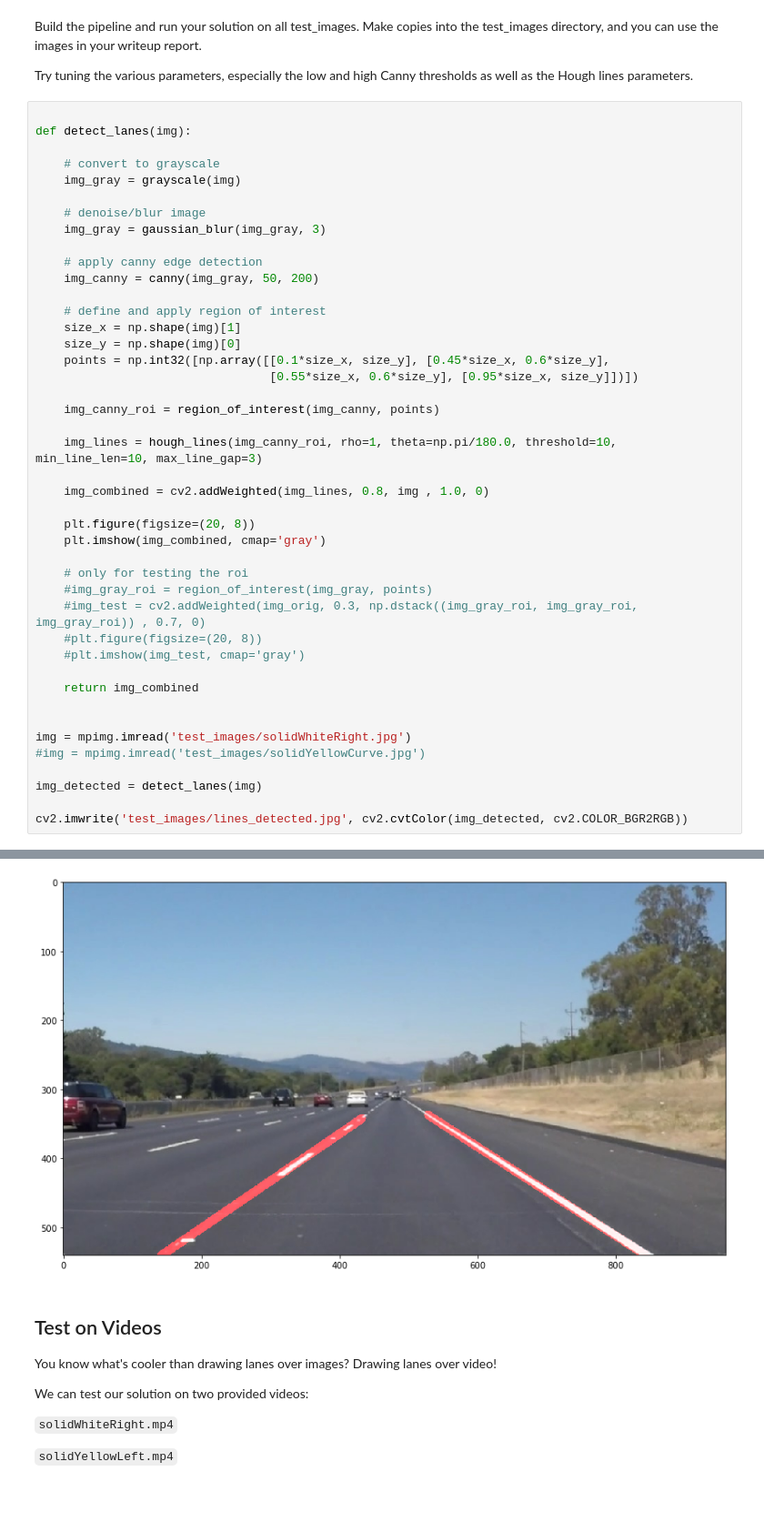
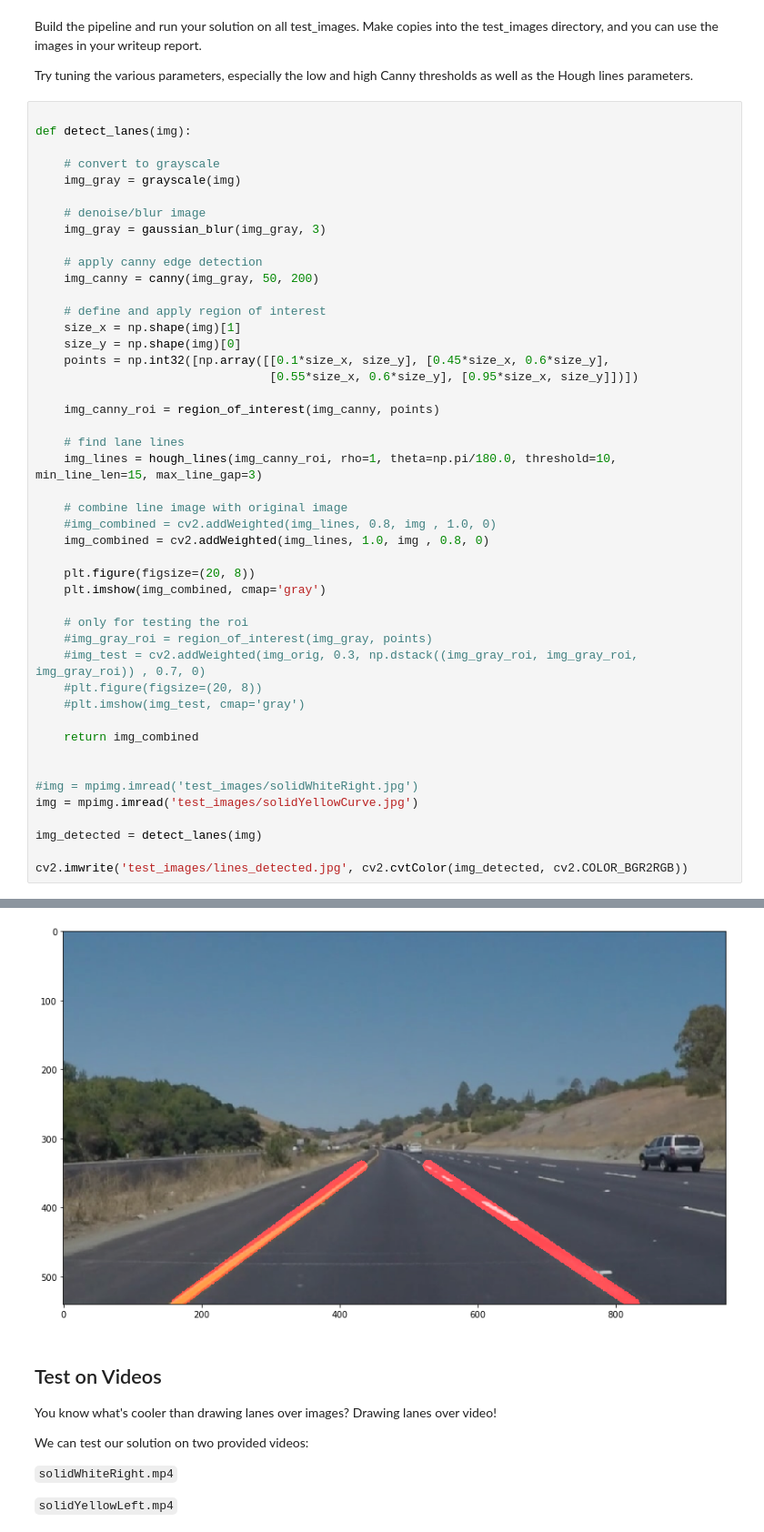
Before and after one commit to Corni33/CarND_P1_LaneLines, a Jupyter notebook: P1.ipynb, the cells around one changed output, grey strips where cells are left out. Shown: that part at 91% size. Cells and saved outputs as stored; diff of their text form; blank space fills up the shorter version.

```diff
--- a/P1.ipynb
+++ b/P1.ipynb
@@ -264,38 +293,41 @@ def detect_lanes(img):
     img_canny = canny(img_gray, 50, 200)
 
     # define and apply region of interest
     size_x = np.shape(img)[1]
     size_y = np.shape(img)[0]
     points = np.int32([np.array([[0.1*size_x, size_y], [0.45*size_x, 0.6*size_y],
                                  [0.55*size_x, 0.6*size_y], [0.95*size_x, size_y]])])
 
     img_canny_roi = region_of_interest(img_canny, points)
 
-    img_lines = hough_lines(img_canny_roi, rho=1, theta=np.pi/180.0, threshold=10, min_line_len=10, max_line_gap=3)
+    # find lane lines
+    img_lines = hough_lines(img_canny_roi, rho=1, theta=np.pi/180.0, threshold=10, min_line_len=15, max_line_gap=3)
 
-    img_combined = cv2.addWeighted(img_lines, 0.8, img , 1.0, 0)
+    # combine line image with original image
+    #img_combined = cv2.addWeighted(img_lines, 0.8, img , 1.0, 0)
+    img_combined = cv2.addWeighted(img_lines, 1.0, img , 0.8, 0)
 
     plt.figure(figsize=(20, 8))
     plt.imshow(img_combined, cmap='gray')
 
     # only for testing the roi
     #img_gray_roi = region_of_interest(img_gray, points)
     #img_test = cv2.addWeighted(img_orig, 0.3, np.dstack((img_gray_roi, img_gray_roi, img_gray_roi)) , 0.7, 0)
     #plt.figure(figsize=(20, 8))
     #plt.imshow(img_test, cmap='gray')
 
     return img_combined
 
 
-img = mpimg.imread('test_images/solidWhiteRight.jpg')
-#img = mpimg.imread('test_images/solidYellowCurve.jpg')
+#img = mpimg.imread('test_images/solidWhiteRight.jpg')
+img = mpimg.imread('test_images/solidYellowCurve.jpg')
 
 img_detected = detect_lanes(img)
 
 cv2.imwrite('test_images/lines_detected.jpg', cv2.cvtColor(img_detected, cv2.COLOR_BGR2RGB))
 # %% [output]
 True
-[figure, old version]
+[figure, new version]
 # %% [markdown]
 ## Test on Videos
 
```
Also changed, not shown: parts of 2 cells of this notebook.
